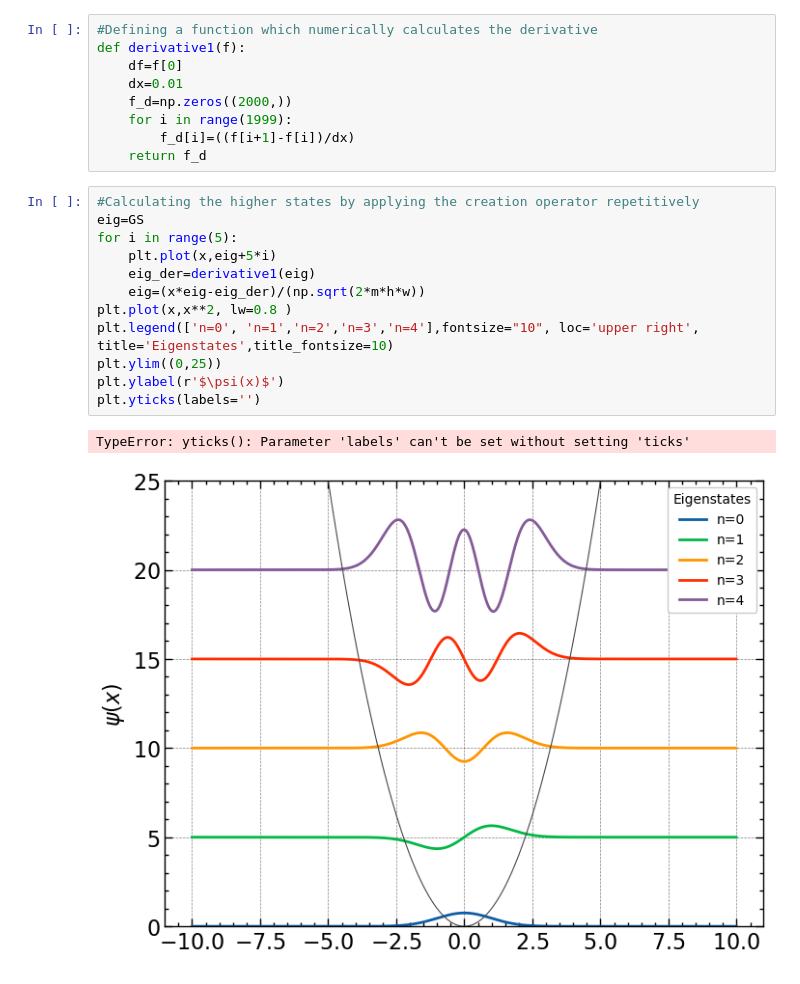
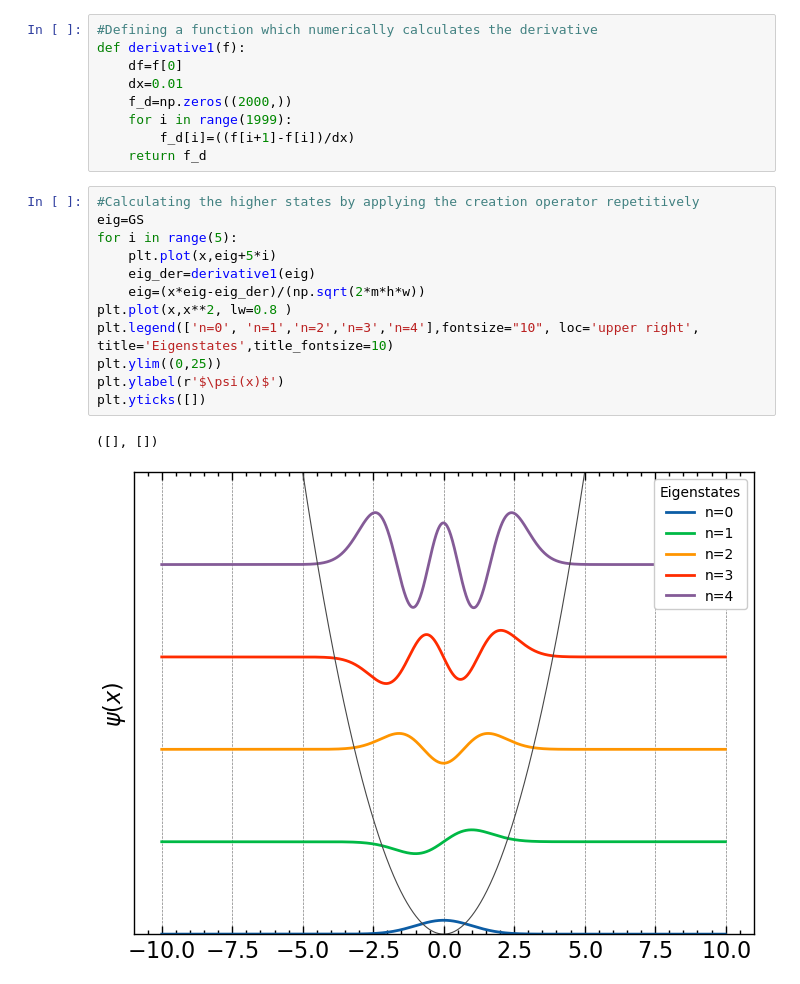
Before and after one commit to LoneWolf1304/Codes-Plots-and-other-Stuffs, a Jupyter notebook: Quantum Harmonic Oscillator.ipynb, the cells around one changed output. Saved outputs shown, nothing was run; the diff lists cells and outputs as text.

```diff
--- a/Quantum Harmonic Oscillator.ipynb
+++ b/Quantum Harmonic Oscillator.ipynb
@@ -25,15 +25,15 @@ def derivative1(f):
 # %%
 #Calculating the higher states by applying the creation operator repetitively
 eig=GS
 for i in range(5):
     plt.plot(x,eig+5*i)
     eig_der=derivative1(eig)
     eig=(x*eig-eig_der)/(np.sqrt(2*m*h*w))
 plt.plot(x,x**2, lw=0.8 )
 plt.legend(['n=0', 'n=1','n=2','n=3','n=4'],fontsize="10", loc='upper right', title='Eigenstates',title_fontsize=10)
 plt.ylim((0,25))
 plt.ylabel(r'$\psi(x)$')
-plt.yticks(labels='')
+plt.yticks([])
 # %% [output]
-TypeError: yticks(): Parameter 'labels' can't be set without setting 'ticks'
+([], [])
-[figure, old version]
+[figure, new version]
```
